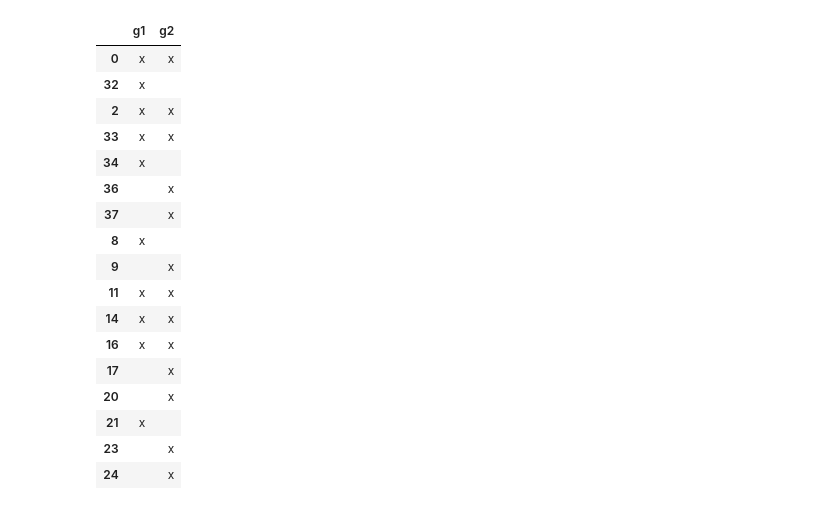
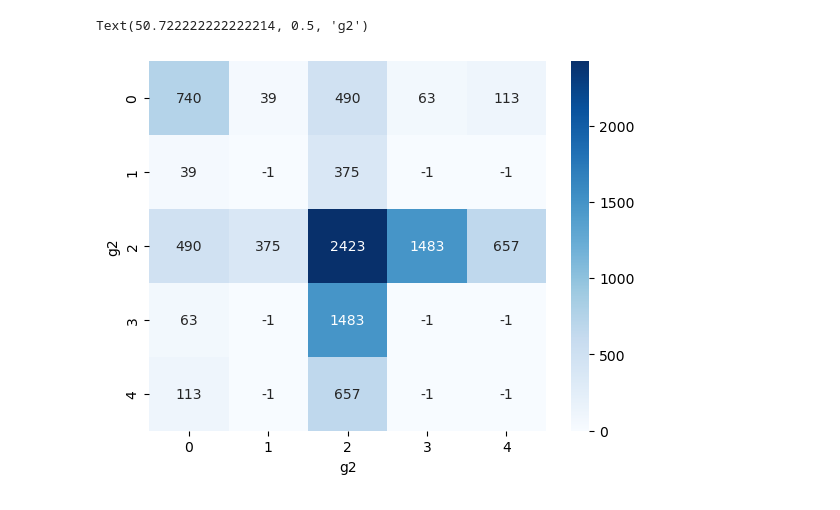
Before and after one commit to WojciechGierulski/TASS23Z, a Jupyter notebook: clustering/clustering.ipynb, the cells around one changed output. Cells and saved outputs as stored; diff of their text form; code cells hidden in the pictures.

```diff
--- a/clustering/clustering.ipynb
+++ b/clustering/clustering.ipynb
@@ -31,2 +29,9 @@ for (u, v) in g2.edges():
+# %%
+# Organizations
+df_org = pd.read_csv("../data preprocessing and plotting/ORGANIZATIONS_dataset.csv")
+g2 = nx.Graph()
+for i, row in df_org.iterrows():
+    if not g2.has_edge(row['country1'], row['country2']):
+        g2.add_edge(row['country1'], row['country2'], weight=row['degree'])
 # %%
 random.seed(42)
@@ -53,9 +66,9 @@ plt.show()
 # %%
-def clustering(graph, n_clusters, chosen_alg):
+def clustering(graph, n_clusters, chosen_alg, res):
     if chosen_alg == 'paris':
         alg = Paris()
     elif chosen_alg == 'louvain':
-        alg = LouvainHierarchy()
+        alg = LouvainHierarchy(resolution=res)
     dendrogram = alg.fit_predict(nx.adjacency_matrix(graph).toarray())
     if chosen_alg == 'louvain':
         image = svg_dendrogram(dendrogram, names=list(graph.nodes), width=600)
@@ -64,12 +77,12 @@ def clustering(graph, n_clusters, chosen_alg):
     display(SVG(image))
     return cut_straight(dendrogram, n_clusters=n_clusters)
 # %%
-n_clusters_g1 = 3
-n_clusters_g2 = 3
-labels1 = clustering(g1, n_clusters_g1, 'louvain')
-labels2 = clustering(g2, n_clusters_g2, 'louvain')
+n_clusters_g1 = 5
+n_clusters_g2 = 5
+labels1 = clustering(g1, n_clusters_g1, 'paris', 1.3)
+labels2 = clustering(g2, n_clusters_g2, 'paris', 1.1)
 n_clusters_g1 = len(np.unique(labels1))
-n_clusters_g2 = len(np.unique(labels1))
+n_clusters_g2 = len(np.unique(labels2))
 # %% [output]
 [drawing not drawn]
 [drawing not drawn]
@@ -156,21 +197,24 @@ for member in all_unique_members:
-# %%
-df
-# %% [output]
-|  | g1 | g2 |
-| 0 | x | x |
-| 32 | x |  |
-| 2 | x | x |
-| 33 | x | x |
-| 34 | x |  |
-| 36 |  | x |
-| 37 |  | x |
-| 8 | x |  |
-| 9 |  | x |
-| 11 | x | x |
-| 14 | x | x |
-| 16 | x | x |
-| 17 |  | x |
-| 20 |  | x |
-| 21 | x |  |
-| 23 |  | x |
-| 24 |  | x |
+# %%
+# Avg flow between cntrs in each org cluster
+mtx = np.ones((n_clusters_g2, n_clusters_g2))*-1
+for i, cluster1 in enumerate(g2_clusters):
+    for j, cluster2 in enumerate(g2_clusters):
+        done = nx.Graph()
+        summ = 0
+        cnt = 0
+        for country1 in cluster1:
+            for country2 in cluster2:
+                if country1 != country2 and done.get_edge_data(country1, country2) is None:
+                    done.add_edge(country1, country2, weight=1)
+                    if g1.get_edge_data(country1, country2):
+                        summ += g1.get_edge_data(country1, country2)['weight']
+                        cnt += 1
+        if cnt != 0:
+            mtx[i, j] = summ/cnt
+mtx = np.round(mtx)
+ax = sns.heatmap(mtx, annot=True, cmap='Blues', fmt='g')
+ax.set_xlabel('g2')
+ax.set_ylabel('g2')
+# %% [output]
+Text(50.722222222222214, 0.5, 'g2')
+[figure, added]
```
Also changed, not shown: parts of 14 cells of this notebook.
